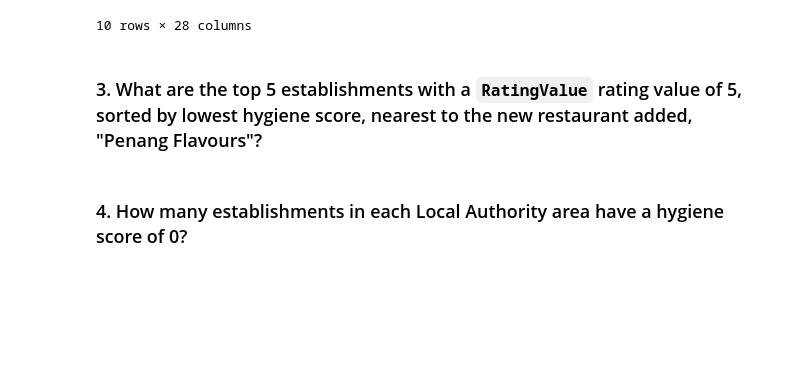
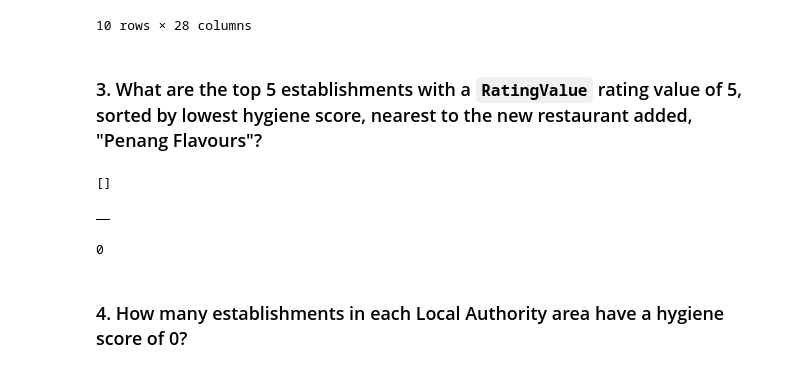
Before and after one commit to yosieph/nosql-challenge, a Jupyter notebook: NoSQL_analysis_starter.ipynb, the cells around one changed output. Drawn from its saved outputs; the diff is of its cells as text; code cells hidden in the pictures; blank space fills up the shorter version.

```diff
--- a/NoSQL_analysis_starter.ipynb
+++ b/NoSQL_analysis_starter.ipynb
@@ -156,17 +156,47 @@ london_df.head(10)
 # Search within 0.01 degree on either side of the latitude and longitude.
 # Rating value must equal 5
 # Sort by hygiene score
+#'geocode': {'latitude': 51.490142, 'longitude': 0.08384}
+degree_search = 0.01
+latitude = 51.490142
+longitude = 0.08384
 
-degree_search = 0.01
-latitude =
-longitude =
+query = {'geocode.latitude':{'$gte':latitude-degree_search,'$lte':latitude+degree_search},
+        'geocode.longitude':{'$gte':longitude-degree_search,'$lte':longitude+degree_search},
+        'RatingValue':'5'}
 
-query =
-sort =
+# query = {
+#         # 'geocode.latitude':{'&gte':51.083812,'&lte':51.083812},
+#         # 'geocode.longitude':{'&gte':1.195625,'&lte':1.195625},
+#                 # 'geocode.latitude':{'&gte':51.083812,'&lte':51.083812},
+#         'geocode.latitude':{'$lte':52},
+#         'RatingValue':'5'}
 
+# 'geocode': {'latitude': 51.083812, 'longitude': 1.195625}
+
+sort =  [('scores.Hygiene', 1)]
+limit = 5
 # Print the results
+pprint(list(establishments.find(query).sort(sort).limit(limit)))
+# %% [output]
+[]
 # %%
 # Convert result to Pandas DataFrame
+hygiene = establishments.find(query)
+
+hygiene_df = pd.DataFrame(hygiene)
+
+
+
+# Display the first 10 rows of the DataFrame
+hygiene_df.head(10)
+# %% [output]
+|  |
+# %%
+# Display the number of rows in the DataFrame
+print(hygiene_df.shape[0])
+# %% [output]
+0
 # %% [markdown]
 ### 4. How many establishments in each Local Authority area have a hygiene score of 0?
 # %%
```
